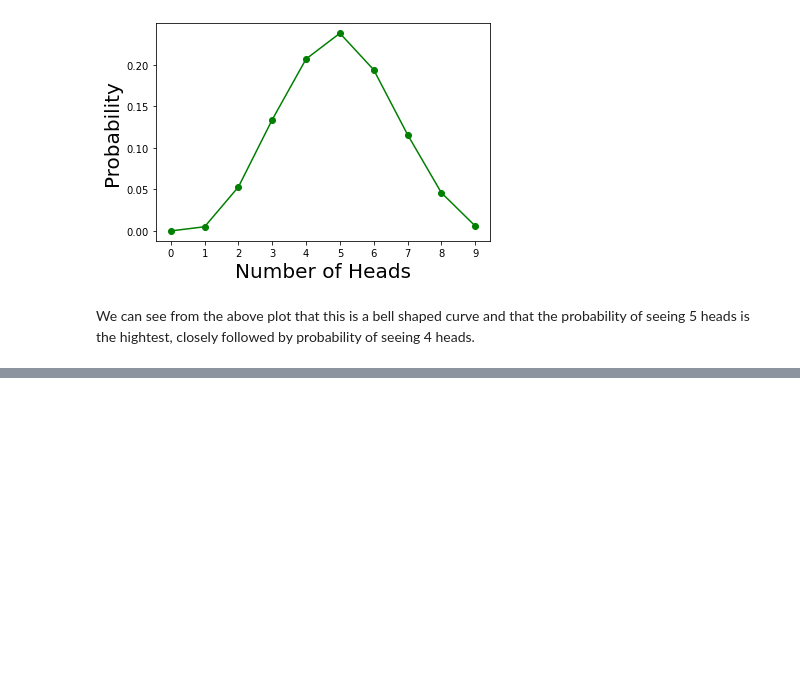
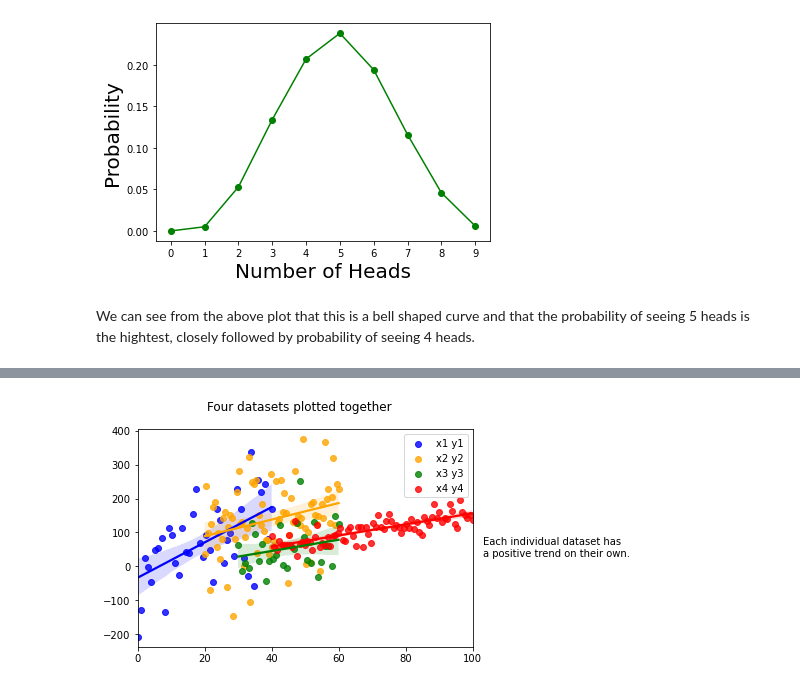
Before and after one commit to LauraBrogan/Fundamentals-of-Data-Analysis-Tasks-2020, a Jupyter notebook: Fundamentals of Data Analysis Tasks .ipynb, the cells around one changed output, grey strips where cells are left out. Drawn from its saved outputs; the diff is of its cells as text; code cells hidden in the pictures; blank space fills up the shorter version.

```diff
--- a/Fundamentals of Data Analysis Tasks .ipynb
+++ b/Fundamentals of Data Analysis Tasks .ipynb
@@ -222,0 +260,43 @@ We can see from the above plot that this is a bell shaped curve and that the pro
+# %%
+import numpy as np
+import pandas as pd
+import numpy as np
+import seaborn as sns
+#I will use numpy.random to add some noise to the data.
+from numpy.random import default_rng
+#
+#I'll use the same seed throughout these plots.
+#seed = 33
+
+#Creating the psuedorandom number generator container with the above seed.
+#rng = default_rng(seed)
+
+#Using linspace to create each of the x arrays[4].
+x1 = np.linspace(0, 40, 40)
+
+#The x arrays are then multiplied and have random numbers added to them to make them look a bit less linear.
+y1 = (5*x1)+ rng.normal(0,100,len(x1))
+#Repeat for x1 and y2
+x2 = np.linspace(20, 60, 80)
+y2 = (4 * x2) + rng.normal(0,100,len(x2))
+
+#x3 and y3
+x3 = np.linspace(30, 60, 30)
+y3 = (0.5 * x3 ) + rng.normal(0,70,len(x3))
+
+#x4 and y4
+x4 = np.linspace(40, 100, 80)
+y4 = (1.5* x4)+rng.normal(0,20,len(x4))
+#y = a * x + b
+
+#Using regplot to show the line of best fit for each of the datasets.
+#Here I'll plot them all on the same axis to show their individual trends.
+sns.regplot(x = x1,y = y1, color = 'Blue', label = 'x1 y1')
+sns.regplot(x = x2,y = y2, color = 'Orange', label = 'x2 y2')
+sns.regplot(x = x3,y = y3, color = 'Green', label = 'x3 y3')
+sns.regplot(x = x4,y = y4, color = 'Red',label = 'x4 y4')
+plt.suptitle("Four datasets plotted together")
+plt.text(103, 30, "Each individual dataset has \na positive trend on their own.")
+plt.legend();
+# %% [output]
+[figure, added]
```
Also changed, not shown: parts of 13 cells of this notebook.
